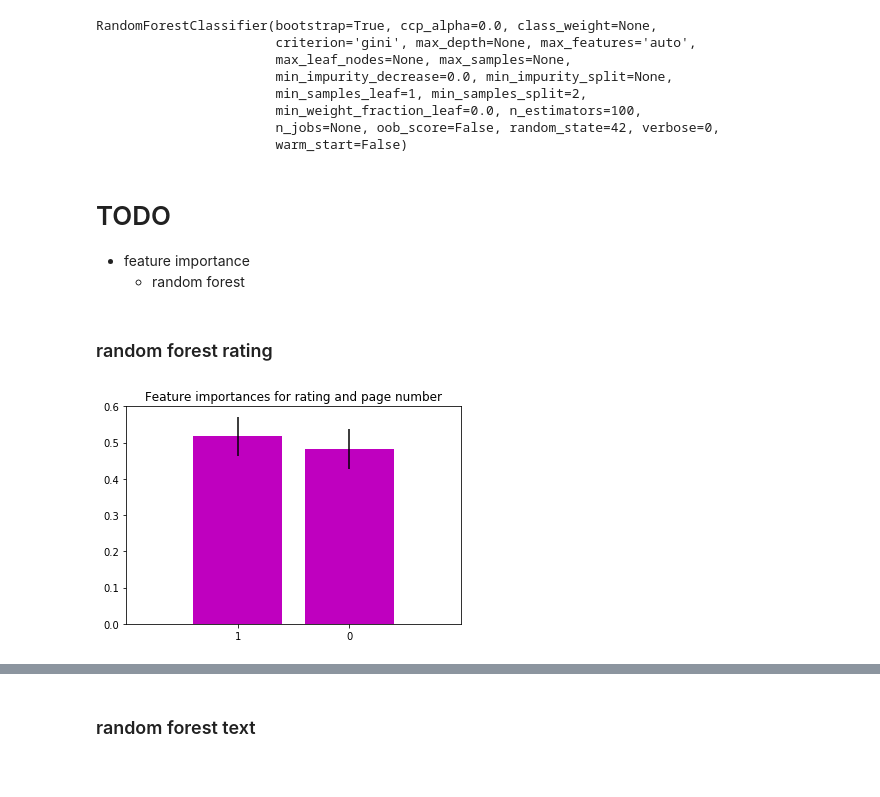
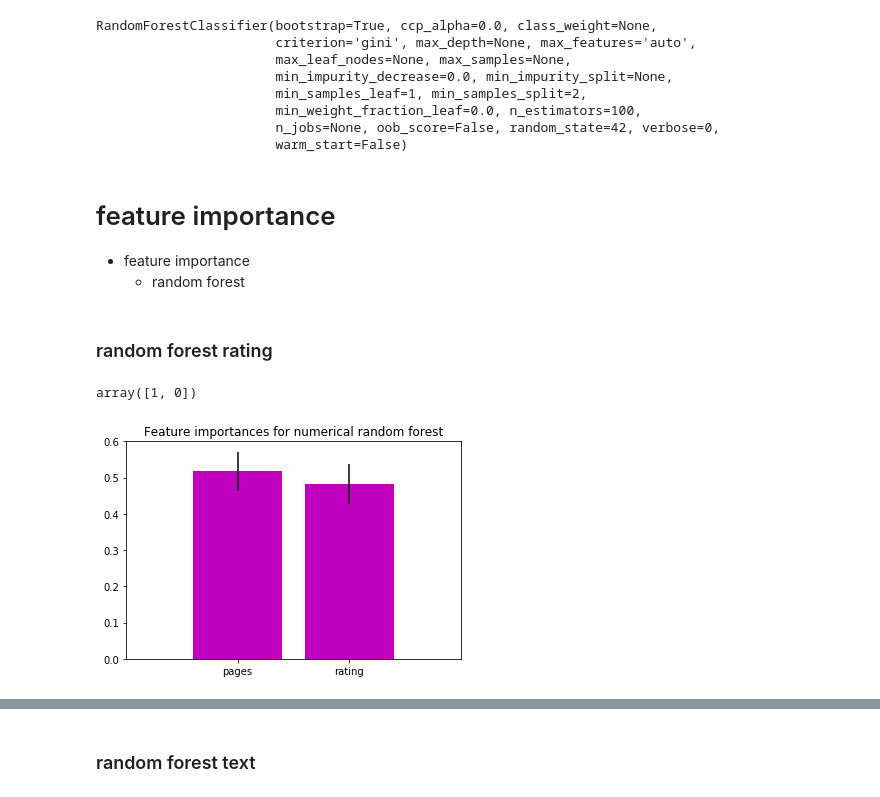
Before and after one commit to robillersomeone/NYT_bestsellers, a Jupyter notebook: modeling/modeling_optimization.ipynb, the cells around one changed output, grey strips where cells are left out. Drawn from its saved outputs; the diff is of its cells as text; code cells hidden in the pictures.

```diff
--- a/modeling/modeling_optimization.ipynb
+++ b/modeling/modeling_optimization.ipynb
@@ -496,7 +489,7 @@ RandomForestClassifier(bootstrap=True, ccp_alpha=0.0, class_weight=None,
                        n_jobs=None, oob_score=False, random_state=42, verbose=0,
                        warm_start=False)
 # %% [markdown]
-# TODO
+# feature importance
 
 - feature importance
     - random forest
@@ -512,12 +503,16 @@ indices_graph = indices[:9]
+# %%
+indices
+# %% [output]
+array([1, 0])
 # %%
 # map most important features
 plt.figure()
-plt.title("Feature importances for rating and page number")
+plt.title("Feature importances for numerical random forest")
 plt.bar(range(X_train_rating.shape[1]),
         importances[indices],
         color="m", yerr=std[indices], align="center")
-plt.xticks(range(X_train_rating.shape[1]), indices)
+plt.xticks(range(X_train_rating.shape[1]), ['pages', 'rating'])
 plt.xlim([-1, X_train_rating.shape[1]])
 plt.show()
 # %% [output]
-[figure, old version]
+[figure, new version]
```
Also changed, not shown: parts of 8 cells of this notebook, 2 other files.
